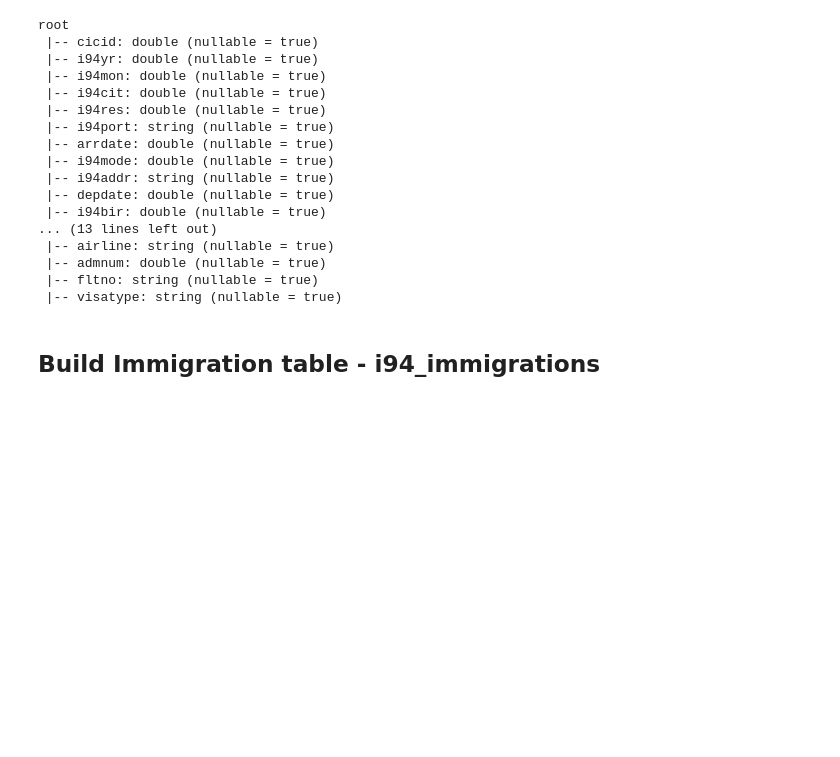
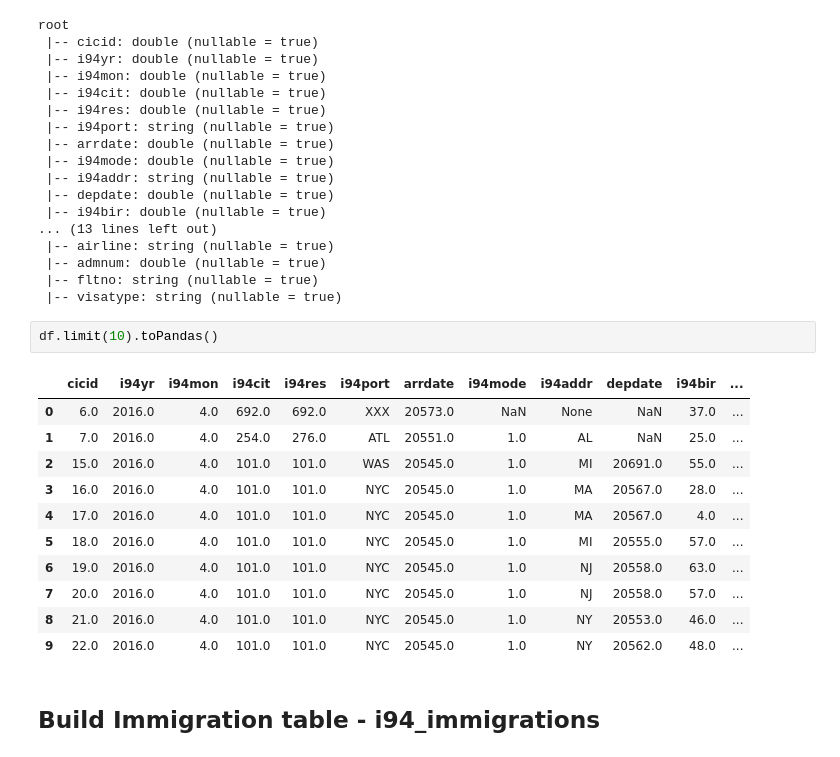
Before and after one commit to sl2902/Data-Engineering-ND, a Jupyter notebook: Capstone/notebook/Explore_using_PySpark.ipynb, the cells around one changed output. Drawn from its saved outputs; the diff is of its cells as text; blank space fills up the shorter version.

```diff
--- a/Capstone/notebook/Explore_using_PySpark.ipynb
+++ b/Capstone/notebook/Explore_using_PySpark.ipynb
@@ -81,6 +82,20 @@ root
  |-- admnum: double (nullable = true)
  |-- fltno: string (nullable = true)
  |-- visatype: string (nullable = true)
+# %%
+df.limit(10).toPandas()
+# %% [output]
+|  | cicid | i94yr | i94mon | i94cit | i94res | i94port | arrdate | i94mode | i94addr | depdate | i94bir | ... |
+| 0 | 6.0 | 2016.0 | 4.0 | 692.0 | 692.0 | XXX | 20573.0 | NaN | None | NaN | 37.0 | ... |
+| 1 | 7.0 | 2016.0 | 4.0 | 254.0 | 276.0 | ATL | 20551.0 | 1.0 | AL | NaN | 25.0 | ... |
+| 2 | 15.0 | 2016.0 | 4.0 | 101.0 | 101.0 | WAS | 20545.0 | 1.0 | MI | 20691.0 | 55.0 | ... |
+| 3 | 16.0 | 2016.0 | 4.0 | 101.0 | 101.0 | NYC | 20545.0 | 1.0 | MA | 20567.0 | 28.0 | ... |
+| 4 | 17.0 | 2016.0 | 4.0 | 101.0 | 101.0 | NYC | 20545.0 | 1.0 | MA | 20567.0 | 4.0 | ... |
+| 5 | 18.0 | 2016.0 | 4.0 | 101.0 | 101.0 | NYC | 20545.0 | 1.0 | MI | 20555.0 | 57.0 | ... |
+| 6 | 19.0 | 2016.0 | 4.0 | 101.0 | 101.0 | NYC | 20545.0 | 1.0 | NJ | 20558.0 | 63.0 | ... |
+| 7 | 20.0 | 2016.0 | 4.0 | 101.0 | 101.0 | NYC | 20545.0 | 1.0 | NJ | 20558.0 | 57.0 | ... |
+| 8 | 21.0 | 2016.0 | 4.0 | 101.0 | 101.0 | NYC | 20545.0 | 1.0 | NY | 20553.0 | 46.0 | ... |
+| 9 | 22.0 | 2016.0 | 4.0 | 101.0 | 101.0 | NYC | 20545.0 | 1.0 | NY | 20562.0 | 48.0 | ... |
 # %% [markdown]
 ## Build Immigration table - i94_immigrations
 # %%
```
Also changed, not shown: parts of 7 cells of this notebook, 6 other files.
